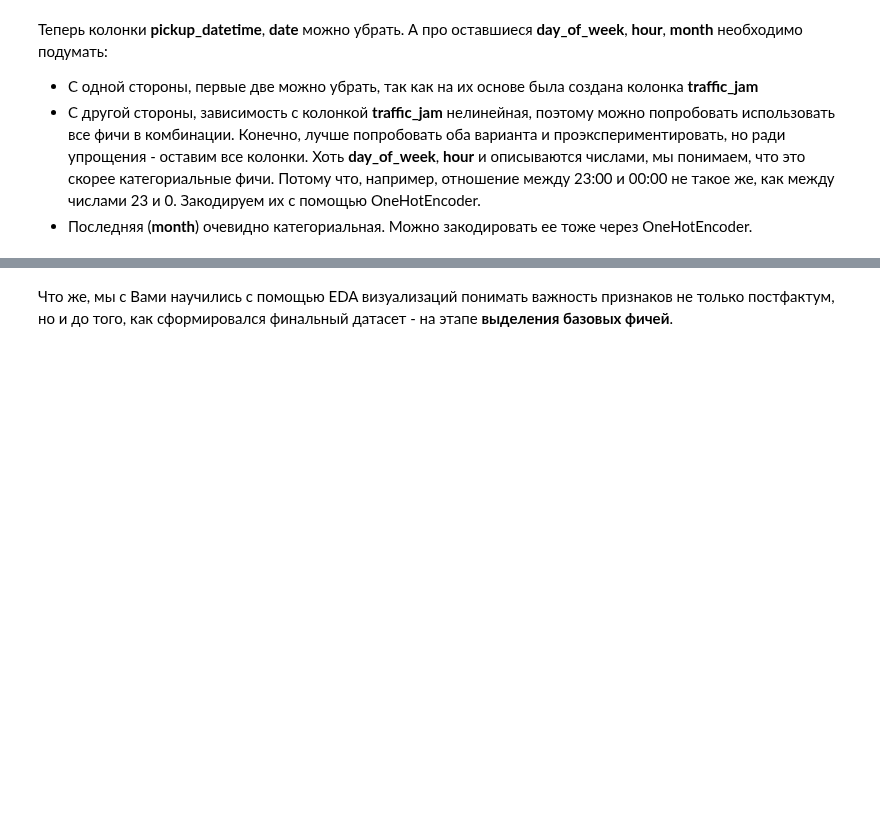
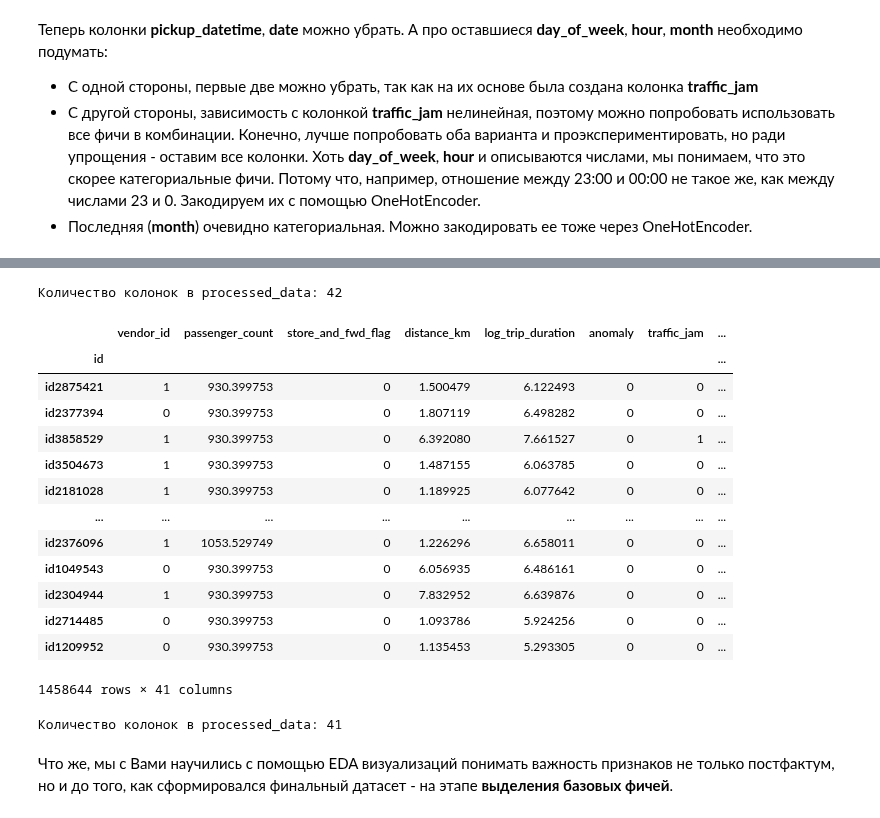
Before and after one commit to Alexey3250/Start_ML, a Jupyter notebook: Machine_learning/7_feauture_selection/HW_7.ipynb, the cells around one changed output, grey strips where cells are left out. Saved outputs shown, nothing was run; the diff lists cells and outputs as text; code cells hidden in the pictures; blank space fills up the shorter version.

```diff
--- a/Machine_learning/7_feauture_selection/HW_7.ipynb
+++ b/Machine_learning/7_feauture_selection/HW_7.ipynb
@@ -298,0 +431,3 @@ processed_data.head()
+# %%
+processed_data = processed_data.reset_index()
+processed_data
@@ -298,0 +448,7 @@ processed_data.head()
+# %%
+# Зальём колонку traffic_jam в Processed_data
+processed_data = processed_data.merge(top10, on=['day_of_week', 'hour'], how='left')
+
+# Изменим данные в колонке traffic_jam на бинарные признаки
+processed_data['traffic_jam'] = processed_data.top_log_trip_duration.apply(lambda x: 0 if x != x else 1)
+processed_data.head(4)
@@ -298,0 +461,6 @@ processed_data.head()
+# %%
+# Убираем колонку top_log_trip_duration
+processed_data = processed_data.drop('top_log_trip_duration', axis=1)
+
+# axis=1 - значит удаляем колонку
+processed_data.head(4)
@@ -315,0 +489,23 @@ SyntaxError: incomplete input (997736220.py, line 6)
+# %%
+### Делаем OneHotEncoding и конкатим с processed_data
+
+
+from sklearn.preprocessing import OneHotEncoder
+
+# Проходим циклом по каждому столбцу 'day_of_week', 'hour', 'month'
+for col in ['day_of_week', 'hour', 'month']:
+
+    # Создаем объект OneHotEncoder и указываем параметры
+    enc = OneHotEncoder(drop='first', dtype='int')
+
+    # Преобразуем категориальные данные в бинарные, используя объект OneHotEncoder
+    enc_df = pd.DataFrame(enc.fit_transform(processed_data[[col]]).toarray())
+
+    # Задаем названия столбцов для каждой бинарной переменной
+    enc_df.columns = enc_df.columns.map(lambda x: col + '_' + str(x+1) if col != 'month' else col + '_' + str(x+2))
+
+    # Добавляем преобразованные данные в DataFrame
+    processed_data = processed_data.join(enc_df, lsuffix=col, rsuffix=col)
+
+    # Удаляем исходный категориальный столбец
+    processed_data.drop(col, axis=1, inplace=True)
@@ -315,0 +560,28 @@ SyntaxError: incomplete input (997736220.py, line 6)
+# %%
+# Считаем количество колонок в processed_data
+print('Количество колонок в processed_data: {}'.format(processed_data.shape[1]))
+# %% [output]
+Количество колонок в processed_data: 42
+# %%
+processed_data = processed_data.set_index('id')
+processed_data
+# %% [output]
+|  | vendor_id | passenger_count | store_and_fwd_flag | distance_km | log_trip_duration | anomaly | traffic_jam | ... |
+| id |  |  |  |  |  |  |  | ... |
+| id2875421 | 1 | 930.399753 | 0 | 1.500479 | 6.122493 | 0 | 0 | ... |
+| id2377394 | 0 | 930.399753 | 0 | 1.807119 | 6.498282 | 0 | 0 | ... |
+| id3858529 | 1 | 930.399753 | 0 | 6.392080 | 7.661527 | 0 | 1 | ... |
+| id3504673 | 1 | 930.399753 | 0 | 1.487155 | 6.063785 | 0 | 0 | ... |
+| id2181028 | 1 | 930.399753 | 0 | 1.189925 | 6.077642 | 0 | 0 | ... |
+| ... | ... | ... | ... | ... | ... | ... | ... | ... |
+| id2376096 | 1 | 1053.529749 | 0 | 1.226296 | 6.658011 | 0 | 0 | ... |
+| id1049543 | 0 | 930.399753 | 0 | 6.056935 | 6.486161 | 0 | 0 | ... |
+| id2304944 | 1 | 930.399753 | 0 | 7.832952 | 6.639876 | 0 | 0 | ... |
+| id2714485 | 0 | 930.399753 | 0 | 1.093786 | 5.924256 | 0 | 0 | ... |
+| id1209952 | 0 | 930.399753 | 0 | 1.135453 | 5.293305 | 0 | 0 | ... |
+1458644 rows × 41 columns
+# %%
+# Считаем количество колонок в processed_data
+print('Количество колонок в processed_data: {}'.format(processed_data.shape[1]))
+# %% [output]
+Количество колонок в processed_data: 41
```
Also changed, not shown: parts of 22 cells of this notebook, 1 other file.
